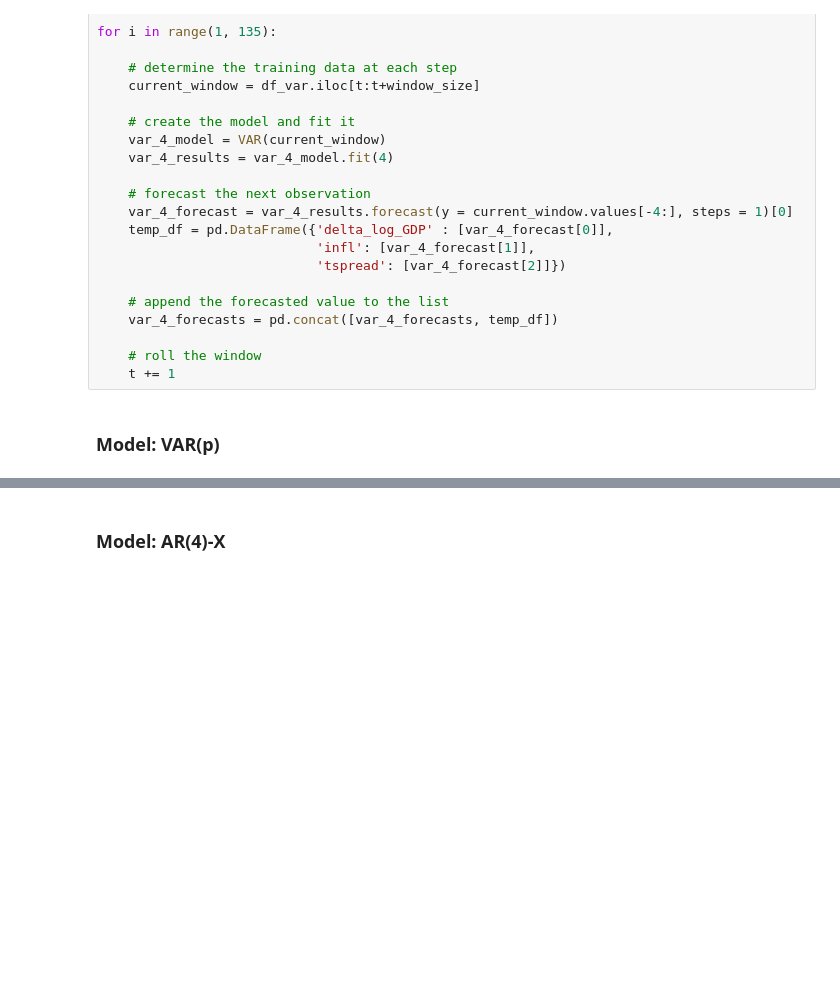
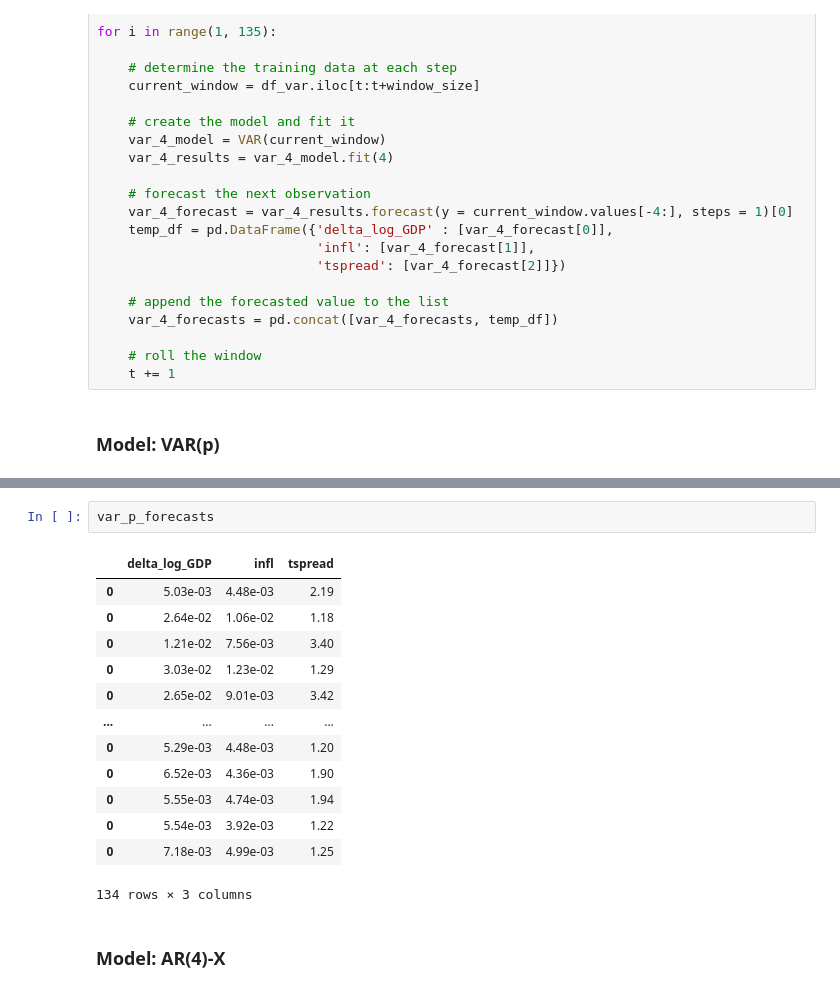
Before and after one commit to giordanovitale/Time-Series-Project, a Jupyter notebook: ts_project.ipynb, the cells around one changed output, grey strips where cells are left out. Drawn from its saved outputs; the diff is of its cells as text; blank space fills up the shorter version.

```diff
--- a/ts_project.ipynb
+++ b/ts_project.ipynb
@@ -253,3 +266,19 @@ for i in range(1, 135):
+# %%
+var_p_forecasts
+# %% [output]
+|  | delta_log_GDP | infl | tspread |
+| 0 | 5.03e-03 | 4.48e-03 | 2.19 |
+| 0 | 2.64e-02 | 1.06e-02 | 1.18 |
+| 0 | 1.21e-02 | 7.56e-03 | 3.40 |
+| 0 | 3.03e-02 | 1.23e-02 | 1.29 |
+| 0 | 2.65e-02 | 9.01e-03 | 3.42 |
+| ... | ... | ... | ... |
+| 0 | 5.29e-03 | 4.48e-03 | 1.20 |
+| 0 | 6.52e-03 | 4.36e-03 | 1.90 |
+| 0 | 5.55e-03 | 4.74e-03 | 1.94 |
+| 0 | 5.54e-03 | 3.92e-03 | 1.22 |
+| 0 | 7.18e-03 | 4.99e-03 | 1.25 |
+134 rows × 3 columns
 # %% [markdown]
 ### **Model: AR(4)-X**
 # %%
```
Also changed, not shown: parts of 13 cells of this notebook.
